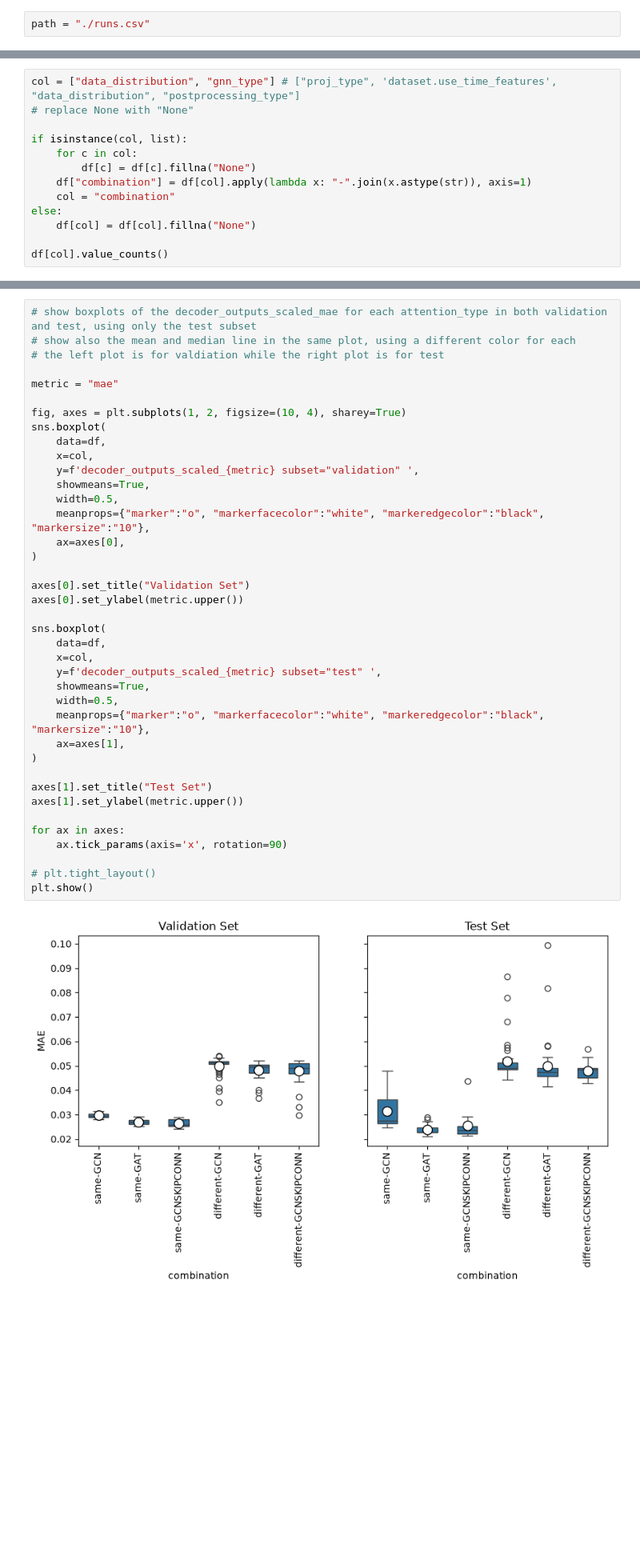
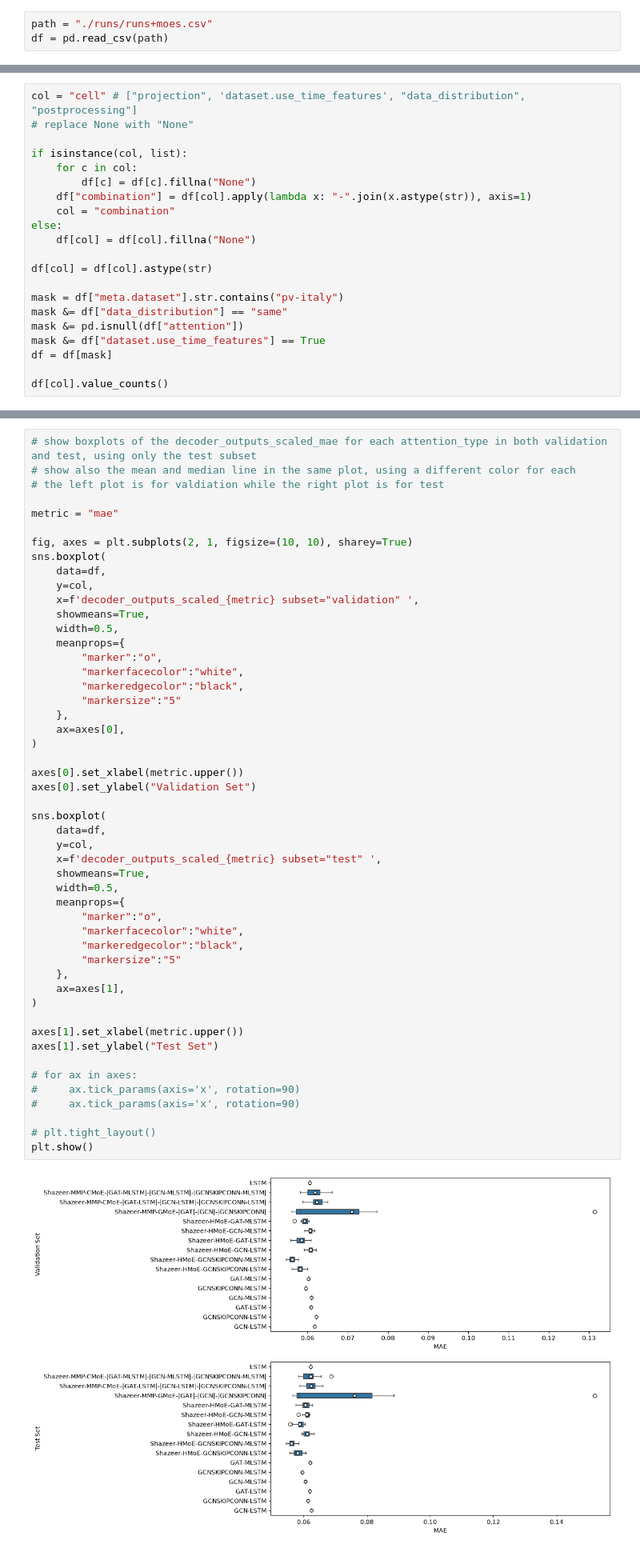
Before and after one commit to ashkihotah/spatio-temporal-forecasting, a Jupyter notebook: notebooks/hpo.ipynb, the cells around one changed output, grey strips where cells are left out. Shown at 80% size. Cells and saved outputs as stored; diff of their text form; blank space fills up the shorter version.

```diff
--- a/notebooks/hpo.ipynb
+++ b/notebooks/hpo.ipynb
@@ -3,2 +5,3 @@ import pandas as pd
 # %%
-path = "./runs.csv"
+path = "./runs/runs+moes.csv"
+df = pd.read_csv(path)
@@ -119,5 +71,5 @@ import matplotlib.pyplot as plt
 # %%
-col = ["data_distribution", "gnn_type"] # ["proj_type", 'dataset.use_time_features', "data_distribution", "postprocessing_type"]
+col = "cell" # ["projection", 'dataset.use_time_features', "data_distribution", "postprocessing"]
 # replace None with "None"
 
 if isinstance(col, list):
@@ -128,5 +80,13 @@ if isinstance(col, list):
 else:
     df[col] = df[col].fillna("None")
 
+df[col] = df[col].astype(str)
+
+mask = df["meta.dataset"].str.contains("pv-italy")
+mask &= df["data_distribution"] == "same"
+mask &= pd.isnull(df["attention"])
+mask &= df["dataset.use_time_features"] == True
+df = df[mask]
+
 df[col].value_counts()
 # %% [output]
@@ -141,42 +117,53 @@ Name: count, dtype: int64
 # %%
 # show boxplots of the decoder_outputs_scaled_mae for each attention_type in both validation and test, using only the test subset
 # show also the mean and median line in the same plot, using a different color for each
 # the left plot is for valdiation while the right plot is for test
 
 metric = "mae"
 
-fig, axes = plt.subplots(1, 2, figsize=(10, 4), sharey=True)
+fig, axes = plt.subplots(2, 1, figsize=(10, 10), sharey=True)
 sns.boxplot(
     data=df,
-    x=col,
-    y=f'decoder_outputs_scaled_{metric} subset="validation" ',
+    y=col,
+    x=f'decoder_outputs_scaled_{metric} subset="validation" ',
     showmeans=True,
     width=0.5,
-    meanprops={"marker":"o", "markerfacecolor":"white", "markeredgecolor":"black", "markersize":"10"},
+    meanprops={
+        "marker":"o",
+        "markerfacecolor":"white",
+        "markeredgecolor":"black",
+        "markersize":"5"
+    },
     ax=axes[0],
 )
 
-axes[0].set_title("Validation Set")
-axes[0].set_ylabel(metric.upper())
+axes[0].set_xlabel(metric.upper())
+axes[0].set_ylabel("Validation Set")
 
 sns.boxplot(
     data=df,
-    x=col,
-    y=f'decoder_outputs_scaled_{metric} subset="test" ',
+    y=col,
+    x=f'decoder_outputs_scaled_{metric} subset="test" ',
     showmeans=True,
     width=0.5,
-    meanprops={"marker":"o", "markerfacecolor":"white", "markeredgecolor":"black", "markersize":"10"},
+    meanprops={
+        "marker":"o",
+        "markerfacecolor":"white",
+        "markeredgecolor":"black",
+        "markersize":"5"
+    },
     ax=axes[1],
 )
 
-axes[1].set_title("Test Set")
-axes[1].set_ylabel(metric.upper())
+axes[1].set_xlabel(metric.upper())
+axes[1].set_ylabel("Test Set")
 
-for ax in axes:
-    ax.tick_params(axis='x', rotation=90)
+# for ax in axes:
+#     ax.tick_params(axis='x', rotation=90)
+#     ax.tick_params(axis='x', rotation=90)
 
 # plt.tight_layout()
 plt.show()
 # %% [output]
-[figure, old version]
+[figure, new version]
 # %%
```
Also changed, not shown: parts of 12 cells of this notebook, 3 other files.
